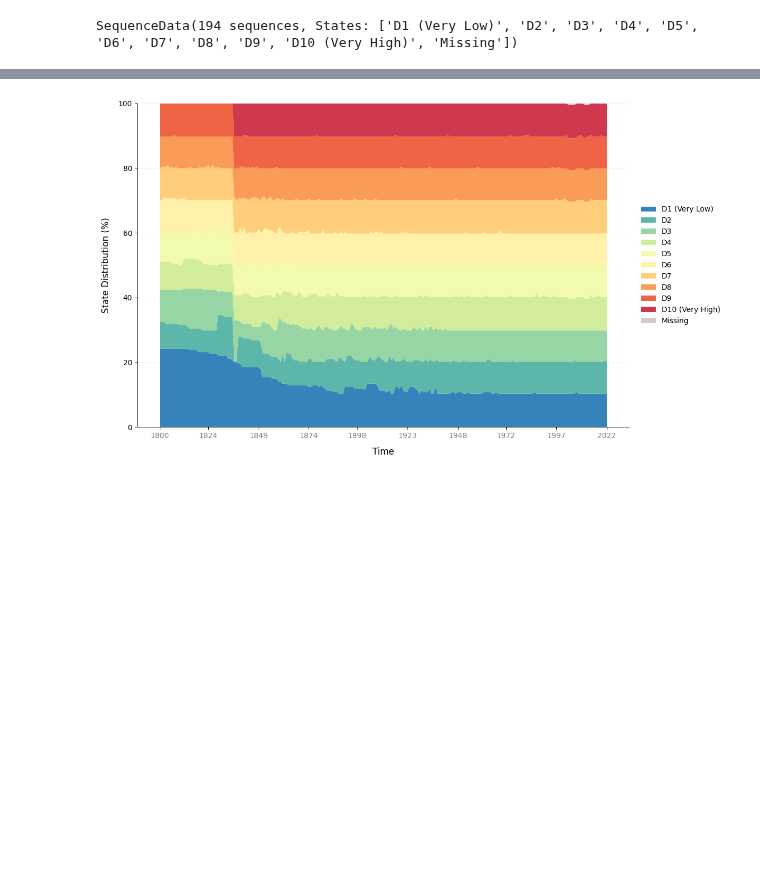
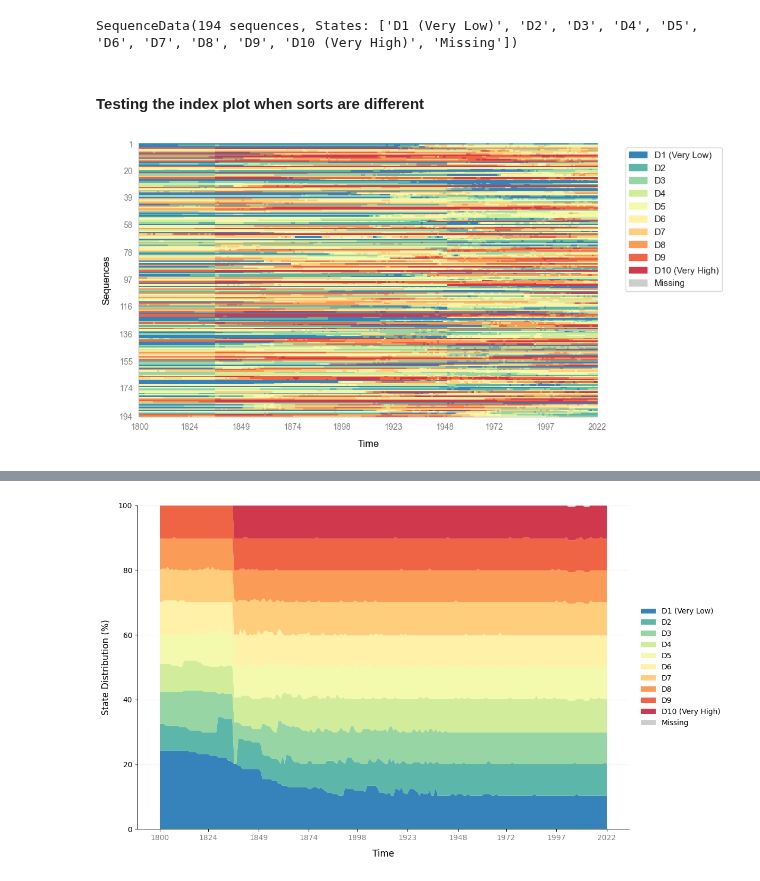
Before and after one commit to sdaza/Sequenzo, a Jupyter notebook: Tutorials/local_global_quintiles/local_deciles.ipynb, the cells around one changed output, grey strips where cells are left out. Drawn from its saved outputs; the diff is of its cells as text; code cells hidden in the pictures; blank space fills up the shorter version.

```diff
--- a/Tutorials/local_global_quintiles/local_deciles.ipynb
+++ b/Tutorials/local_global_quintiles/local_deciles.ipynb
@@ -69,6 +69,17 @@ Panama                   7
 [>] Labels: ['D1 (Very Low)', 'D2', 'D3', 'D4', 'D5', 'D6', 'D7', 'D8', 'D9', 'D10 (Very High)', 'Missing']
 [>] Weights: Not provided
 SequenceData(194 sequences, States: ['D1 (Very Low)', 'D2', 'D3', 'D4', 'D5', 'D6', 'D7', 'D8', 'D9', 'D10 (Very High)', 'Missing'])
+# %% [markdown]
+#### Testing the index plot when sorts are different
+# %%
+# Plot the index plot
+
+plot_sequence_index(sequence_data,
+                    sort_by="unsorted",
+                    # save_as='index_plot'
+                    )
+# %% [output]
+[figure, added]
 # %%
 # Plot the index plot
 
```
Also changed, not shown: parts of 6 cells of this notebook, 2 other files.
